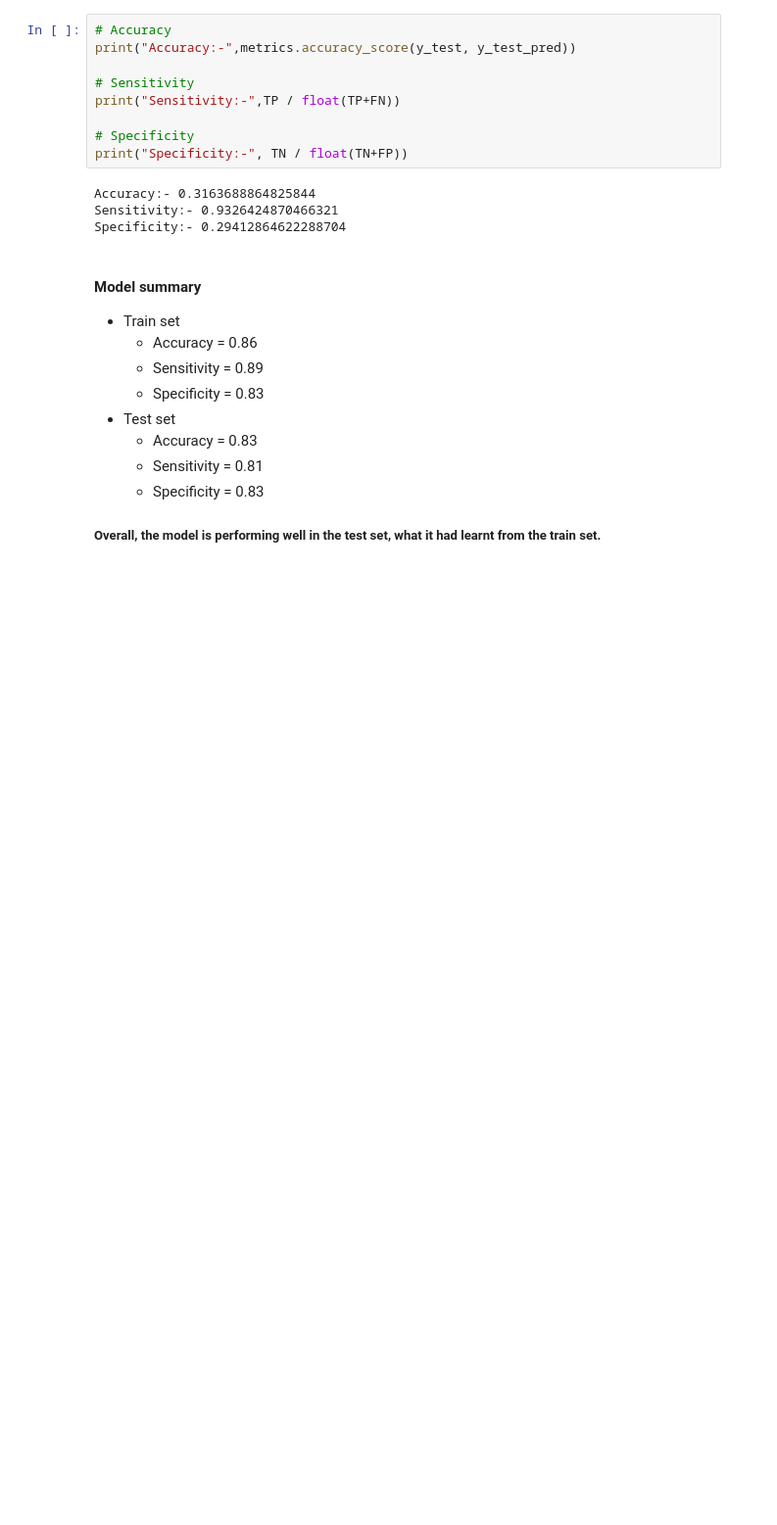
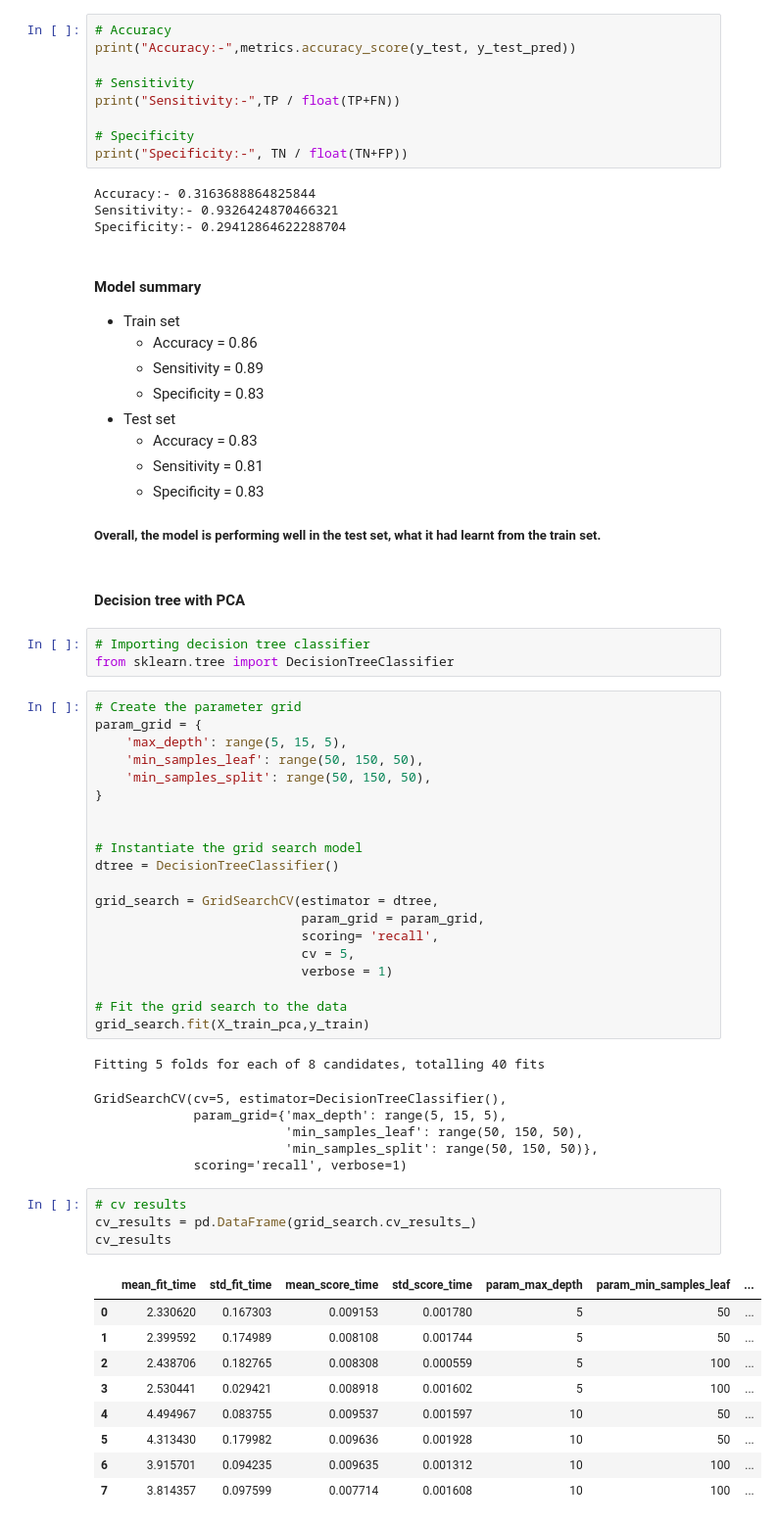
Before and after one commit to burakarabacioglu/Vodafone-ML-Internship-Portfolio, a Jupyter notebook: Customer_Churn_Prediction/churn_prediction.ipynb, the cells around one changed output. Shown at 98% size. Drawn from its saved outputs; the diff is of its cells as text; blank space fills up the shorter version.

Commit message:
Implement Decision Tree model

```diff
--- a/Customer_Churn_Prediction/churn_prediction.ipynb
+++ b/Customer_Churn_Prediction/churn_prediction.ipynb
@@ -993,3 +993,49 @@ Specificity:- 0.29412864622288704
     - Sensitivity = 0.81
     - Specificity = 0.83
 ##### Overall, the model is performing well in the test set, what it had learnt from the train set.
+# %% [markdown]
+#### Decision tree with PCA
+# %%
+# Importing decision tree classifier
+from sklearn.tree import DecisionTreeClassifier
+# %%
+# Create the parameter grid
+param_grid = {
+    'max_depth': range(5, 15, 5),
+    'min_samples_leaf': range(50, 150, 50),
+    'min_samples_split': range(50, 150, 50),
+}
+
+
+# Instantiate the grid search model
+dtree = DecisionTreeClassifier()
+
+grid_search = GridSearchCV(estimator = dtree,
+                           param_grid = param_grid,
+                           scoring= 'recall',
+                           cv = 5,
+                           verbose = 1)
+
+# Fit the grid search to the data
+grid_search.fit(X_train_pca,y_train)
+# %% [output]
+Fitting 5 folds for each of 8 candidates, totalling 40 fits
+GridSearchCV(cv=5, estimator=DecisionTreeClassifier(),
+             param_grid={'max_depth': range(5, 15, 5),
+                         'min_samples_leaf': range(50, 150, 50),
+                         'min_samples_split': range(50, 150, 50)},
+             scoring='recall', verbose=1)
+# %%
+# cv results
+cv_results = pd.DataFrame(grid_search.cv_results_)
+cv_results
+# %% [output]
+|  | mean_fit_time | std_fit_time | mean_score_time | std_score_time | param_max_depth | param_min_samples_leaf | ... |
+| 0 | 2.330620 | 0.167303 | 0.009153 | 0.001780 | 5 | 50 | ... |
+| 1 | 2.399592 | 0.174989 | 0.008108 | 0.001744 | 5 | 50 | ... |
+| 2 | 2.438706 | 0.182765 | 0.008308 | 0.000559 | 5 | 100 | ... |
+| 3 | 2.530441 | 0.029421 | 0.008918 | 0.001602 | 5 | 100 | ... |
+| 4 | 4.494967 | 0.083755 | 0.009537 | 0.001597 | 10 | 50 | ... |
+| 5 | 4.313430 | 0.179982 | 0.009636 | 0.001928 | 10 | 50 | ... |
+| 6 | 3.915701 | 0.094235 | 0.009635 | 0.001312 | 10 | 100 | ... |
+| 7 | 3.814357 | 0.097599 | 0.007714 | 0.001608 | 10 | 100 | ... |
```
Also changed, not shown: parts of 14 cells of this notebook.
